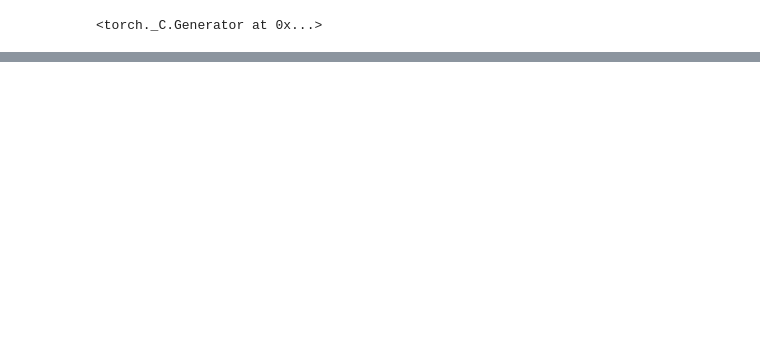
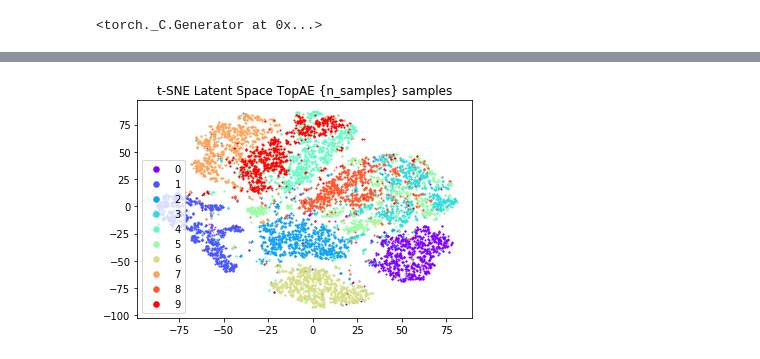
Before and after one commit to BorgwardtLab/topological-autoencoders, a Jupyter notebook: notebooks/Visualize_latent_space_new.ipynb, the cells around one changed output, grey strips where cells are left out. Saved outputs shown, nothing was run; the diff lists cells and outputs as text; code cells hidden in the pictures; blank space fills up the shorter version.

Commit message:
extended visualization notebook

```diff
--- a/notebooks/Visualize_latent_space_new.ipynb
+++ b/notebooks/Visualize_latent_space_new.ipynb
@@ -77,4 +88,8 @@ full_data_space.shape
-# %%
-tsne = TSNE(random_state=42)
-transformed = tsne.fit_transform(full_data_space) # full_latent_space
-color_mapping = matplotlib.cm.rainbow(np.linspace(0, 1, 10))
+# %%
+n_samples = 10000
+# %%
+tsne = TSNE(random_state=42, perplexity=20)
+Z_tsne_top = tsne.fit_transform(top_latent_space[:n_samples,:]) # full_data_space
+
+tsne = TSNE(random_state=42, perplexity=20)
+Z_tsne_van = tsne.fit_transform(vanilla_latent_space[:n_samples,:])
@@ -81,11 +117,17 @@ color_mapping = matplotlib.cm.rainbow(np.linspace(0, 1, 10))
 # %%
-distinct_labels = np.unique(all_labels)
-colors = [color_mapping[cl] for cl in distinct_labels]
-for i, label in enumerate(distinct_labels):
-    mask = (all_labels == label).astype(int)
-    inds = list(np.where(mask)[0])
-    plt.scatter(transformed[inds, 0], transformed[inds, 1], c=colors[i], label=label, s=1)
-
-lgnd = plt.legend(loc="lower left")
-for i,_ in enumerate(distinct_labels):
-    lgnd.legendHandles[i]._sizes = [30]
+def plotting(transformed, all_labels, title):
+    color_mapping = matplotlib.cm.rainbow(np.linspace(0, 1, 10))
+    distinct_labels = np.unique(all_labels)
+    colors = [color_mapping[cl] for cl in distinct_labels]
+    for i, label in enumerate(distinct_labels):
+        mask = (all_labels == label).astype(int)
+        inds = list(np.where(mask)[0])
+        plt.scatter(transformed[inds, 0], transformed[inds, 1], c=[colors[i]], label=label, s=1)
+    plt.title(title)
+    lgnd = plt.legend(loc="lower left")
+    for i,_ in enumerate(distinct_labels):
+        lgnd.legendHandles[i]._sizes = [30]
+# %%
+plotting(Z_tsne_top, top_labels[:n_samples], 't-SNE Latent Space TopAE {n_samples} samples')
+# %% [output]
+[figure, added]
```
Also changed, not shown: parts of 18 cells of this notebook.
